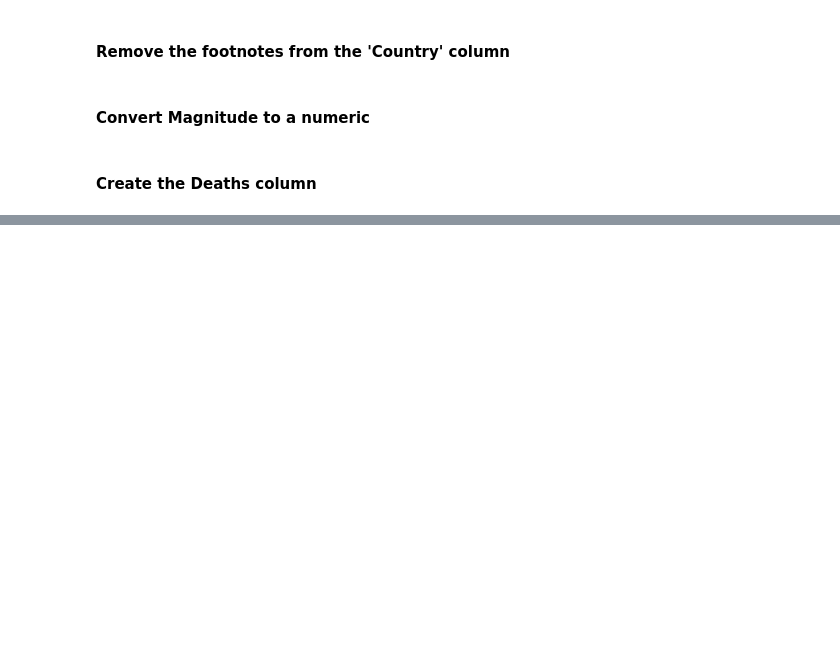
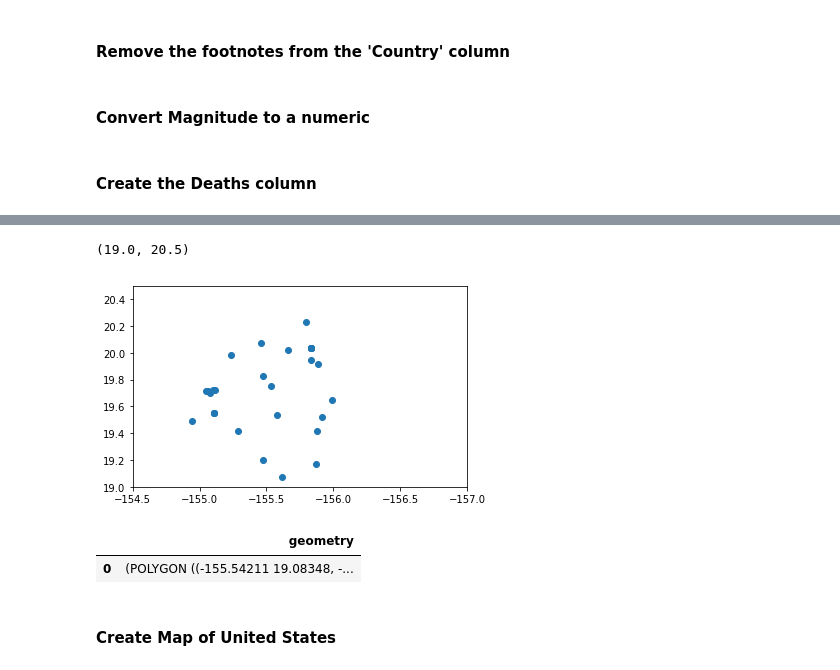
Before and after one commit to paulo-g-martinez/dq3-earthquakes, a Jupyter notebook: Data_Question_3.ipynb, the cells around one changed output, grey strips where cells are left out. Saved outputs shown, nothing was run; the diff lists cells and outputs as text; code cells hidden in the pictures; blank space fills up the shorter version.

```diff
--- a/Data_Question_3.ipynb
+++ b/Data_Question_3.ipynb
@@ -124,0 +114,27 @@ quake_df.head(1340)
+# %%
+##US_df = gpd.read_file('Data/USA_adm1.shp')
+US_df = pd.read_csv('Data/vs30data_utf8.csv')
+geometry = [Point(xy) for xy in zip(US_df.Longitude, US_df.Latitude)]
+crs = {'init': 'epsg:4326'}
+# %%
+def soil_category(row):
+        if row['Vs30 (m/s)'] > 1500:
+            return 'Type A'
+
+        elif row['Vs30 (m/s)'] <= 1500 and row['Vs30 (m/s)'] > 760:
+            return 'Type B'
+
+        elif row['Vs30 (m/s)'] <= 760 and row['Vs30 (m/s)'] > 360:
+            return 'Type C'
+
+        elif row['Vs30 (m/s)'] <= 360 and row['Vs30 (m/s)'] > 180:
+            return 'Type D'
+
+        elif row['Vs30 (m/s)'] < 180:
+            return 'Type E'
+
+        else:
+            return 'No Category'
+
+US_df['SoilProfileType'] = US_df.apply(soil_category, axis= 1)
+US_df.head()
@@ -124,0 +174,23 @@ quake_df.head(1340)
+# %%
+geo_vio = US_df
+geo_vio = gpd.GeoDataFrame(geo_vio, geometry = geometry)
+
+geo_vio = geo_vio['geometry']
+geo_vio.plot()
+plt.xlim(-154.5,-157)
+plt.ylim(19.0,20.5)
+
+##US_df.head(5)
+##fig, ax = plt.subplots(figsize = (10, 10), subplot_kw = {'aspect': 'equal'})
+##US_df.plot(ax=ax, cmap = 'Pastel1');
+# %% [output]
+(19.0, 20.5)
+[figure, added]
+# %%
+US_df = gpd.read_file("Data/United_States.geojson")
+US_df = US_df.drop(["id", "name"],axis=1)
+# %% [output]
+|  | geometry |
+| 0 | (POLYGON ((-155.54211 19.08348, -... |
+# %% [markdown]
+#### Create Map of United States
```
Also changed, not shown: parts of 8 cells of this notebook.
